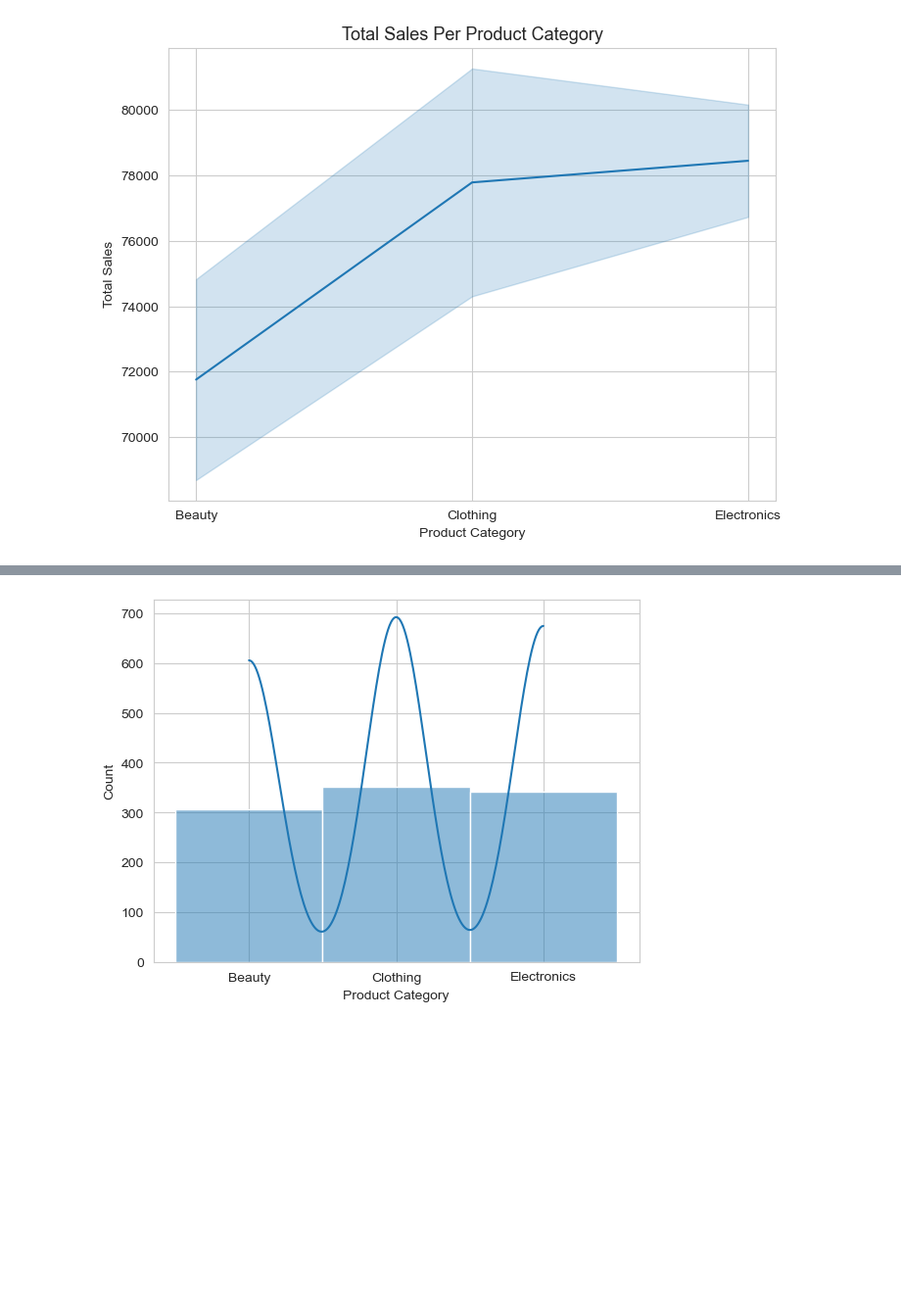
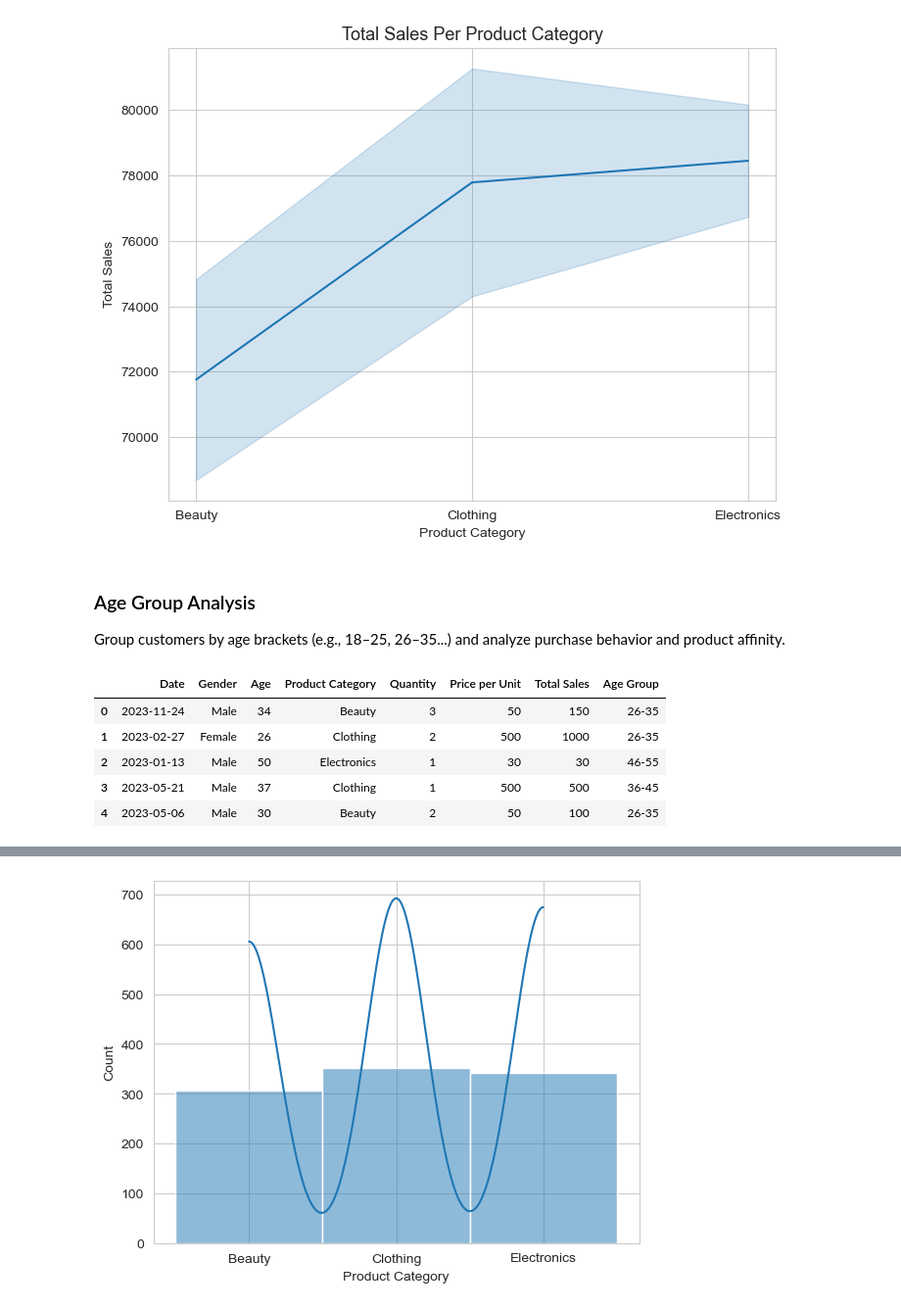
Before and after one commit to aziscript/Sales-Analysis, a Jupyter notebook: SalesAnalysis.ipynb, the cells around one changed output, grey strips where cells are left out. Shown at 98% size. Saved outputs shown, nothing was run; the diff lists cells and outputs as text; code cells hidden in the pictures; blank space fills up the shorter version.

Commit message:
Analysis continued

```diff
--- a/SalesAnalysis.ipynb
+++ b/SalesAnalysis.ipynb
@@ -296,3 +296,25 @@ plt.title('Total Sales Per Product Category', fontsize=13)
 # %% [output]
 Text(0.5, 1.0, 'Total Sales Per Product Category')
 [figure]
+# %% [markdown]
+### Age Group Analysis
+Group customers by age brackets (e.g., 18–25, 26–35...) and analyze purchase behavior and product affinity.
+# %%
+# Create age bins
+age_bins = [17, 25, 35, 45, 55, 65]
+age_labels = ['18-25', '26-35', '36-45', '46-55', '56-65']
+
+sales_data['Age Group'] = pd.cut(
+    x=sales_data['Age'],
+    bins=age_bins,
+    labels=age_labels
+)
+
+sales_data.head()
+# %% [output]
+|  | Date | Gender | Age | Product Category | Quantity | Price per Unit | Total Sales | Age Group |
+| 0 | 2023-11-24 | Male | 34 | Beauty | 3 | 50 | 150 | 26-35 |
+| 1 | 2023-02-27 | Female | 26 | Clothing | 2 | 500 | 1000 | 26-35 |
+| 2 | 2023-01-13 | Male | 50 | Electronics | 1 | 30 | 30 | 46-55 |
+| 3 | 2023-05-21 | Male | 37 | Clothing | 1 | 500 | 500 | 36-45 |
+| 4 | 2023-05-06 | Male | 30 | Beauty | 2 | 50 | 100 | 26-35 |
```
Also changed, not shown: parts of 12 cells of this notebook, 30 other files.
